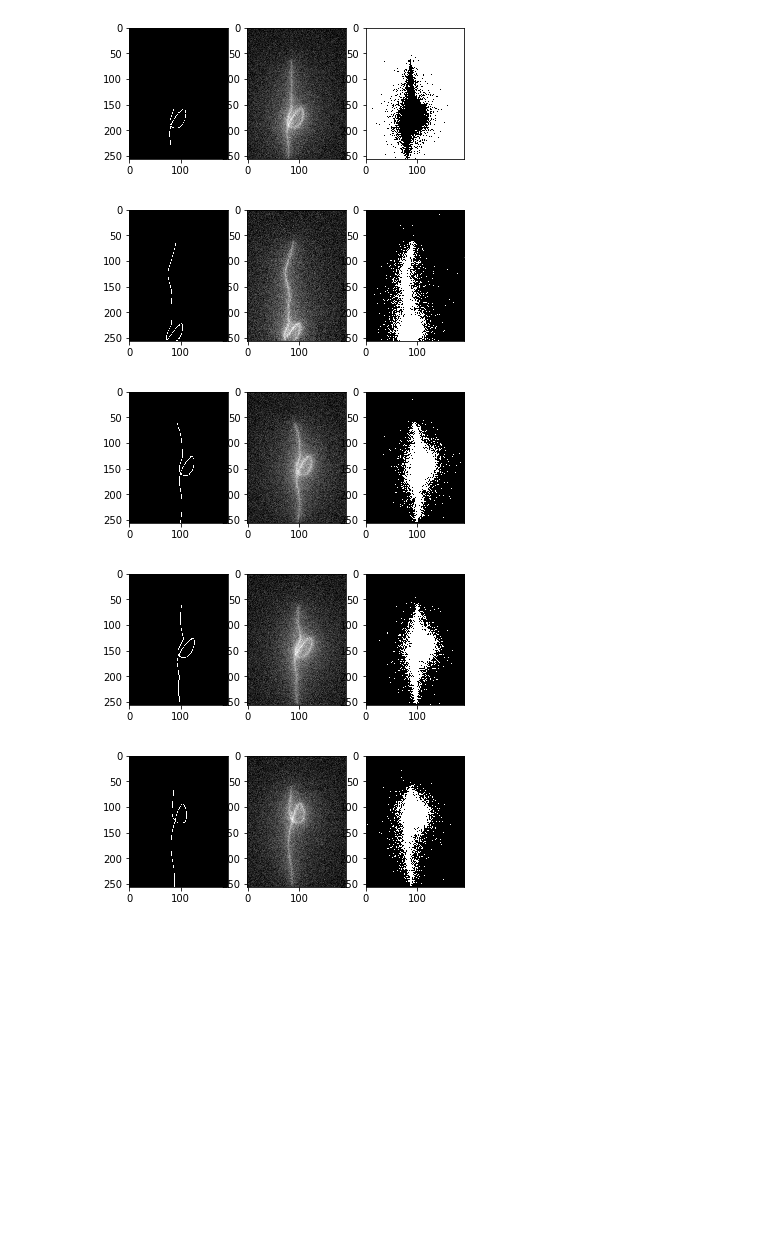
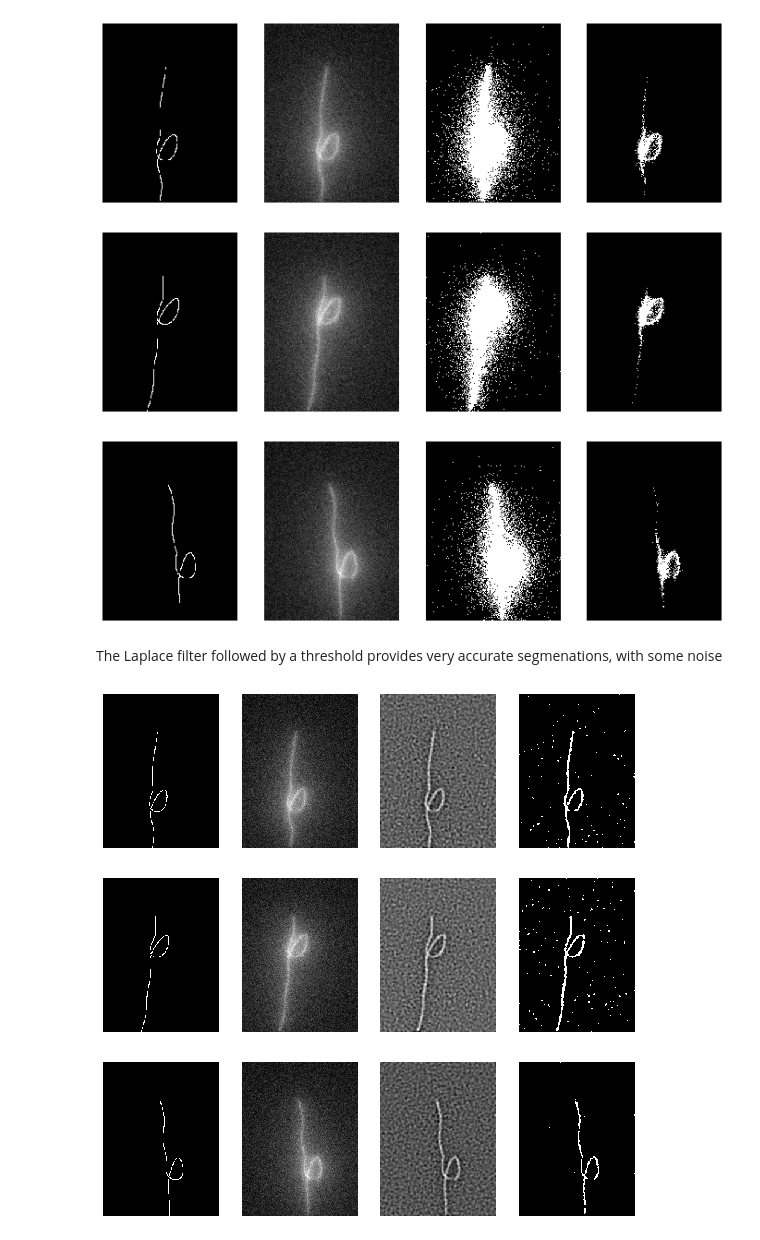
Before and after one commit to RobbieHolland/AIWire, a Jupyter notebook: segmentation.ipynb, the cells around one changed output. Cells and saved outputs as stored; diff of their text form; code cells hidden in the pictures; blank space fills up the shorter version.

Commit message:
Add laplace filter. Plotting.

```diff
--- a/segmentation.ipynb
+++ b/segmentation.ipynb
@@ -67,18 +113,51 @@ for datum in train:
+# %%
+# Show first few segmentations
+for i, (seg_gmm, seg_thresh, seg_edge, ground_truth, simulated) in enumerate(list(zip(segmentations_gmm, segmentations_threshold, segmentations_edge, test, train))[:3]):
+    plt.figure(figsize=(12, 12))
+    plt.subplot(141)
+    plt.imshow(ground_truth, cmap='gray')
+    plt.axis('off')
+
+    plt.subplot(142)
+    plt.imshow(simulated, cmap='gray')
+    plt.axis('off')
+
+    plt.subplot(143)
+    plt.imshow(seg_gmm, cmap='gray')
+    plt.axis('off')
+
+    plt.subplot(144)
+    plt.imshow(seg_thresh, cmap='gray')
+    plt.axis('off')
+    plt.show()
+# %% [output]
+[figure, added]
+[figure, added]
+[figure, added]
+# %% [markdown]
+The Laplace filter followed by a threshold provides very accurate segmenations, with some noise
 # %%
-# Show first 5 segmentations
-for i, (segmentation, ground_truth, simulated) in enumerate(list(zip(segmentations, test, train))[:5]):
-    plt.subplot(131)
+# Show first few segmentations
+for i, (seg_edge, ground_truth, simulated) in enumerate(list(zip(segmentations_edge, test, train))[:3]):
+    plt.figure(figsize=(12, 12))
+    plt.subplot(151)
     plt.imshow(ground_truth, cmap='gray')
+    plt.axis('off')
 
-    plt.subplot(132)
+    plt.subplot(152)
     plt.imshow(simulated, cmap='gray')
+    plt.axis('off')
 
-    plt.subplot(133)
-    plt.imshow(segmentation, cmap='gray')
+    plt.subplot(153)
+    plt.imshow(seg_edge, cmap='gray')
+    plt.axis('off')
+
+    plt.subplot(154)
+    plt.imshow(seg_edge > (0.55), cmap='gray')
+    plt.axis('off')
+
     plt.show()
 # %% [output]
-[figure, old version]
+[figure, new version]
-[figure, old version]
+[figure, new version]
-[figure, old version]
+[figure, new version]
-[figure, removed]
-[figure, removed]
```
Also changed, not shown: parts of 9 cells of this notebook, 58 other files.
